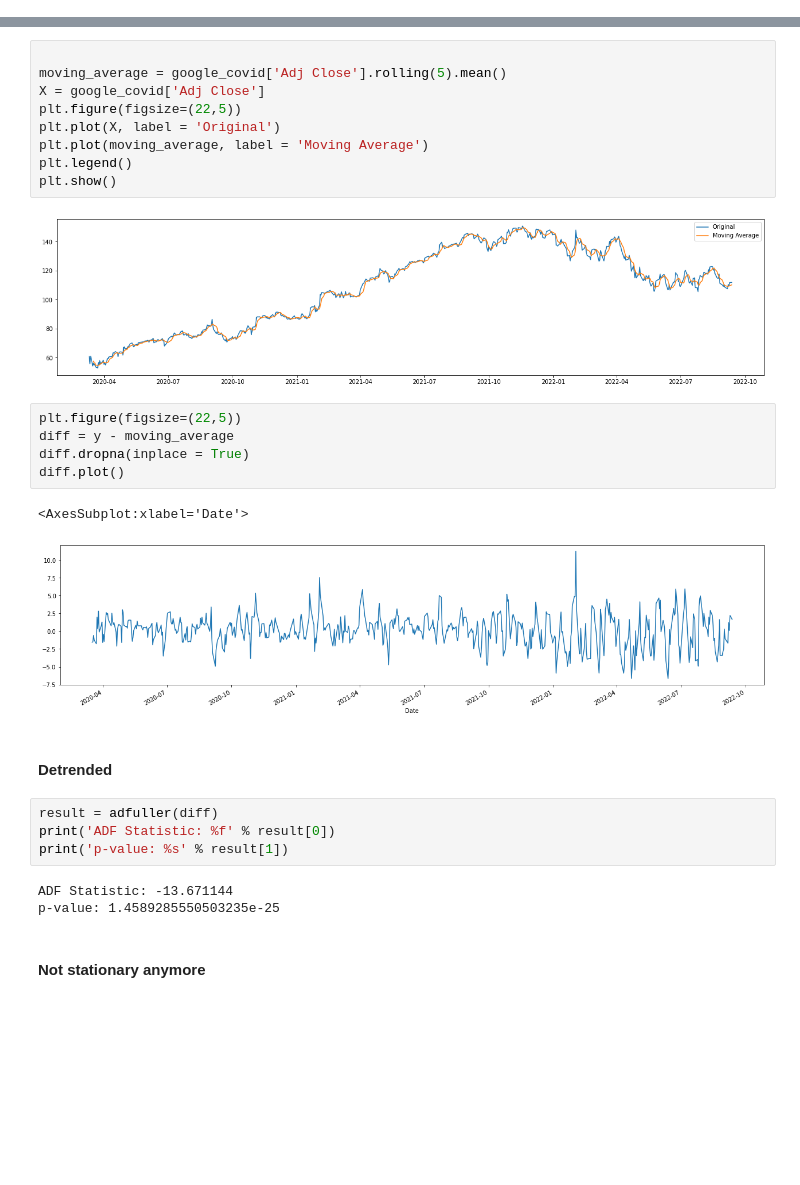
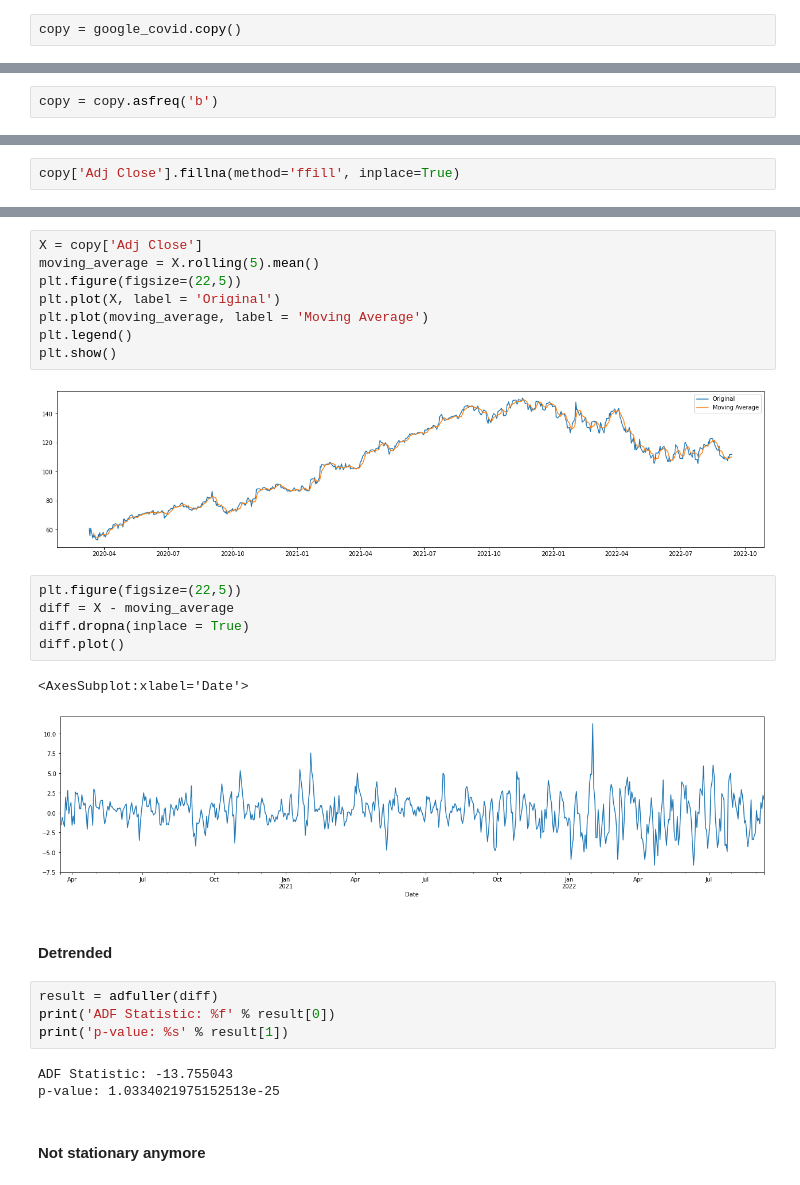
Before and after one commit to Zaki171/Google-Stock-Analysis-and-Predictions, a Jupyter notebook: google-stock-prices-eda.ipynb, the cells around one changed output, grey strips where cells are left out. Saved outputs shown, nothing was run; the diff lists cells and outputs as text; blank space fills up the shorter version.

Commit message:
Kaggle Notebook | Google Stock Prices EDA | Version 13

```diff
--- a/google-stock-prices-eda.ipynb
+++ b/google-stock-prices-eda.ipynb
@@ -455,3 +453,5 @@ X.index = pd.to_datetime(X.index)
 # Using ARIMA
 # %% [markdown]
 Trying out ARIMA models for the first time for an alternative forecasting approach. We could use auto-ARIMA but I decided to try and calculate the ideal parameters manually.
+# %%
+copy = google_covid.copy()
@@ -457,0 +479,2 @@ Trying out ARIMA models for the first time for an alternative forecasting approa
+# %%
+copy = copy.asfreq('b')
@@ -458,3 +491,5 @@ Trying out ARIMA models for the first time for an alternative forecasting approa
+# %%
+copy['Adj Close'].fillna(method='ffill', inplace=True)
 # %%
 from statsmodels.tsa.stattools import adfuller
 from numpy import log
@@ -467,7 +502,6 @@ p-value: 0.294737
 # %%
-
-moving_average = google_covid['Adj Close'].rolling(5).mean()
-X = google_covid['Adj Close']
+X = copy['Adj Close']
+moving_average = X.rolling(5).mean()
 plt.figure(figsize=(22,5))
 plt.plot(X, label = 'Original')
 plt.plot(moving_average, label = 'Moving Average')
@@ -477,12 +511,12 @@ plt.show()
 [figure]
 # %%
 plt.figure(figsize=(22,5))
-diff = y - moving_average
+diff = X - moving_average
 diff.dropna(inplace = True)
 diff.plot()
 # %% [output]
 <AxesSubplot:xlabel='Date'>
-[figure, old version]
+[figure, new version]
 # %% [markdown]
 #### Detrended
 # %%
@@ -490,8 +524,8 @@ result = adfuller(diff)
 print('ADF Statistic: %f' % result[0])
 print('p-value: %s' % result[1])
 # %% [output]
-ADF Statistic: -13.671144
-p-value: 1.4589285550503235e-25
+ADF Statistic: -13.755043
+p-value: 1.0334021975152513e-25
 # %% [markdown]
 #### Not stationary anymore
 # %%
```
Also changed, not shown: parts of 18 cells of this notebook.
